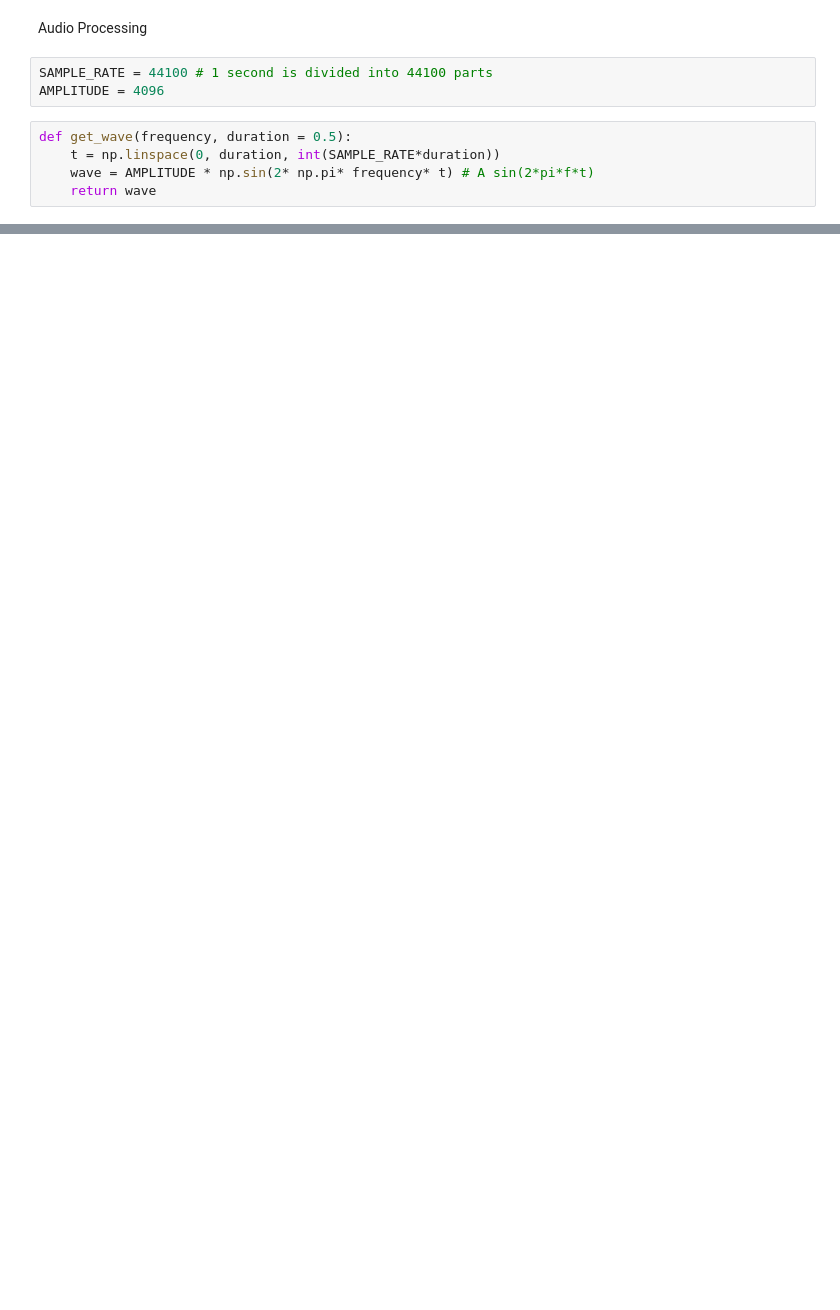
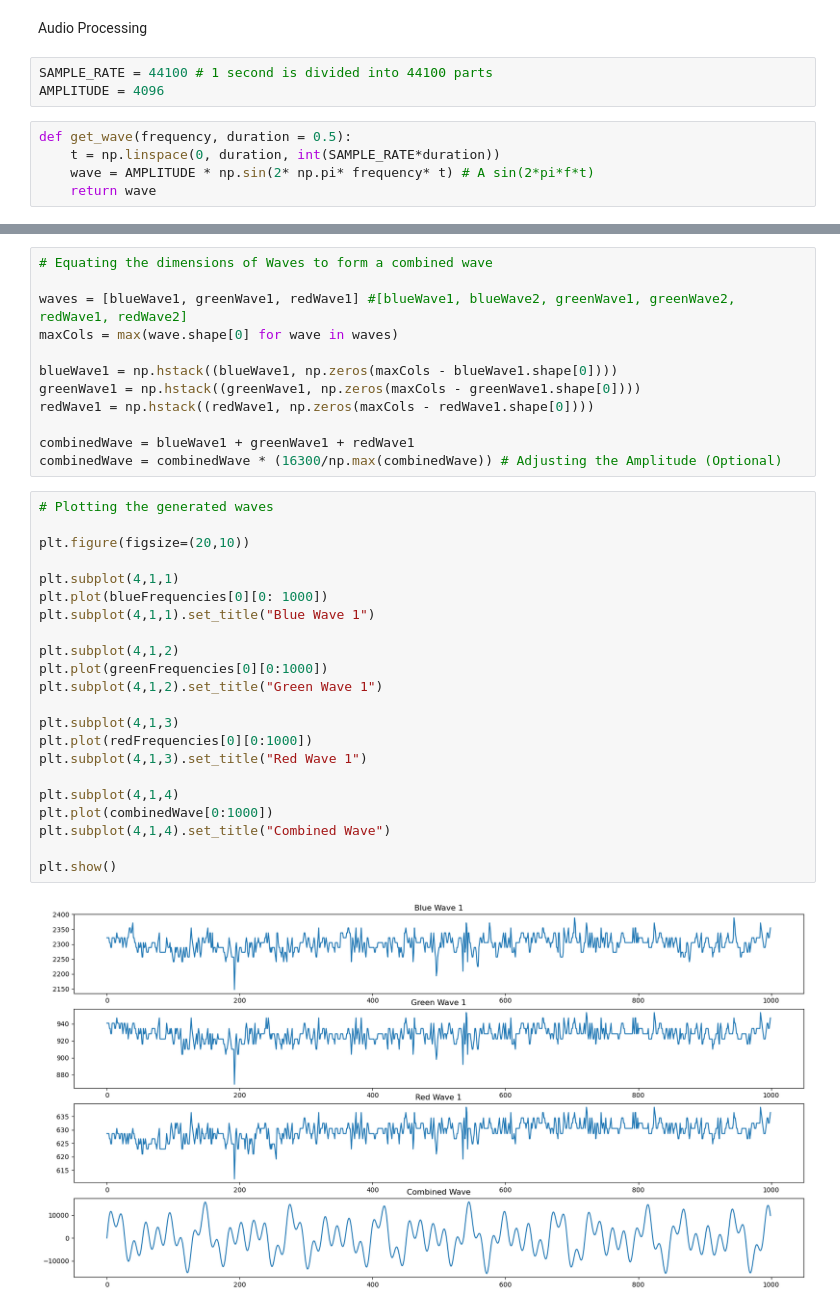
Before and after one commit to SA-Tester/Sonafication, a Jupyter notebook: Sonfications.ipynb, the cells around one changed output, grey strips where cells are left out. Saved outputs shown, nothing was run; the diff lists cells and outputs as text; blank space fills up the shorter version.

```diff
--- a/Sonfications.ipynb
+++ b/Sonfications.ipynb
@@ -156,0 +168,36 @@ wavfile.write('test.wav', SAMPLE_RATE, combinedWave.astype(np.int16))
+# %%
+# Equating the dimensions of Waves to form a combined wave
+
+waves = [blueWave1, greenWave1, redWave1] #[blueWave1, blueWave2, greenWave1, greenWave2, redWave1, redWave2]
+maxCols = max(wave.shape[0] for wave in waves)
+
+blueWave1 = np.hstack((blueWave1, np.zeros(maxCols - blueWave1.shape[0])))
+greenWave1 = np.hstack((greenWave1, np.zeros(maxCols - greenWave1.shape[0])))
+redWave1 = np.hstack((redWave1, np.zeros(maxCols - redWave1.shape[0])))
+
+combinedWave = blueWave1 + greenWave1 + redWave1
+combinedWave = combinedWave * (16300/np.max(combinedWave)) # Adjusting the Amplitude (Optional)
+# %%
+# Plotting the generated waves
+
+plt.figure(figsize=(20,10))
+
+plt.subplot(4,1,1)
+plt.plot(blueFrequencies[0][0: 1000])
+plt.subplot(4,1,1).set_title("Blue Wave 1")
+
+plt.subplot(4,1,2)
+plt.plot(greenFrequencies[0][0:1000])
+plt.subplot(4,1,2).set_title("Green Wave 1")
+
+plt.subplot(4,1,3)
+plt.plot(redFrequencies[0][0:1000])
+plt.subplot(4,1,3).set_title("Red Wave 1")
+
+plt.subplot(4,1,4)
+plt.plot(combinedWave[0:1000])
+plt.subplot(4,1,4).set_title("Combined Wave")
+
+plt.show()
+# %% [output]
+[figure, added]
```
Also changed, not shown: parts of 8 cells of this notebook, 2 other files.
